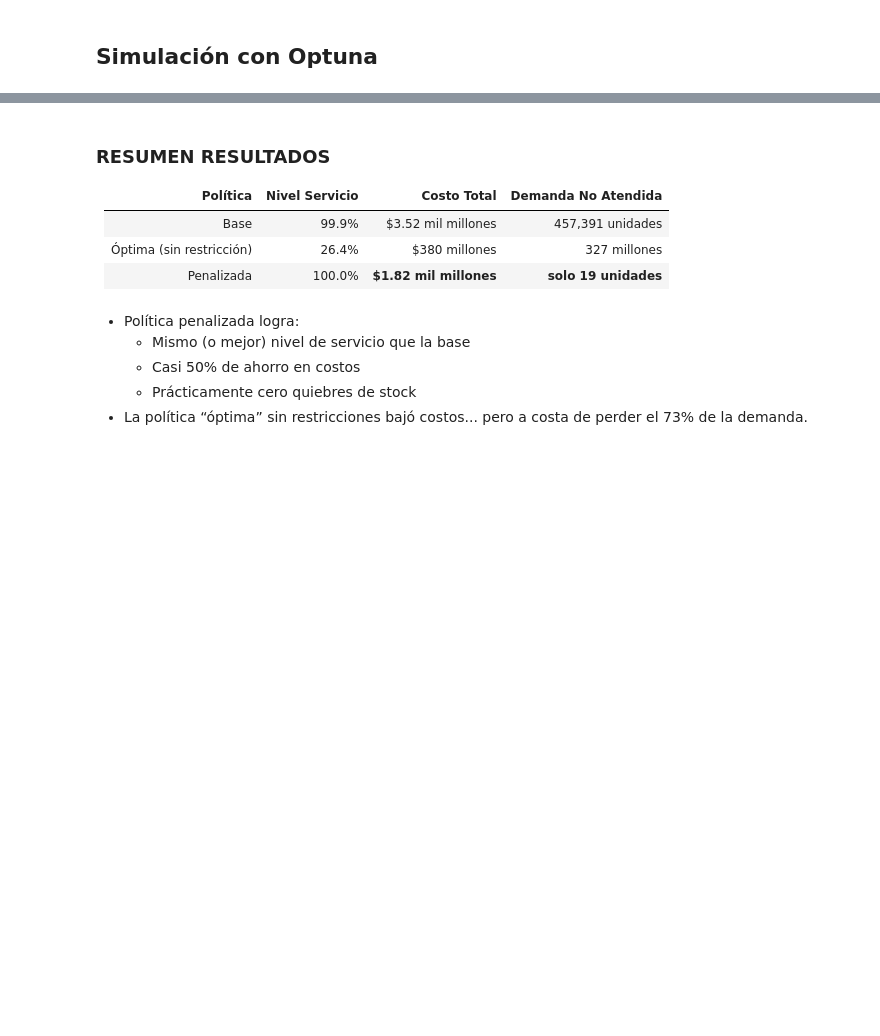
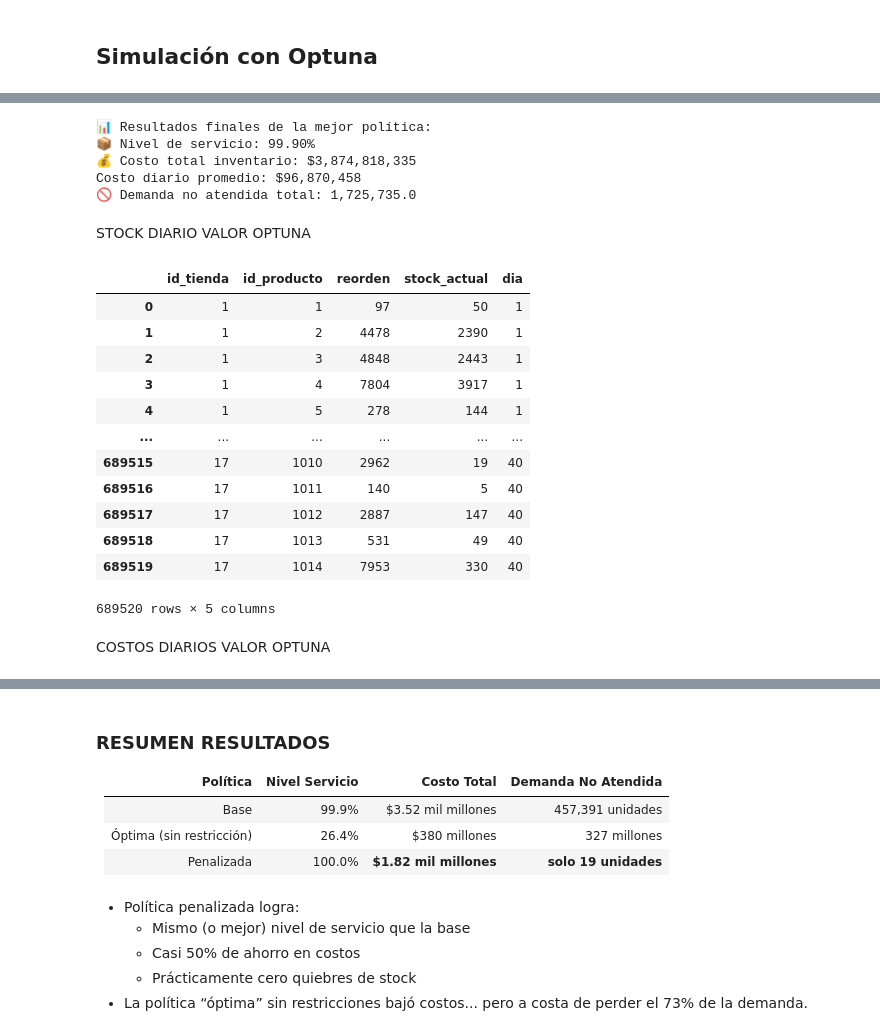
Before and after one commit to DanteArenas/Capstone-Grupo-15, a Jupyter notebook: Entrega 3/inventario_notebook.ipynb, the cells around one changed output, grey strips where cells are left out. Drawn from its saved outputs; the diff is of its cells as text; code cells hidden in the pictures; blank space fills up the shorter version.

```diff
--- a/Entrega 3/inventario_notebook.ipynb
+++ b/Entrega 3/inventario_notebook.ipynb
@@ -819,0 +523,45 @@ exportar_resultados_simulacion(
+# %%
+resultados_finales = simulacion_unificada(
+    distribuciones_tienda=distribuciones_tienda,
+    distribuciones_zona=distribuciones_zona,
+    ventas_tienda=ventas_tienda,
+    ventas_zona=ventas_zona,
+    reorden_multiplicador=0.4069258288530817,
+    reorden=reorden,
+    dias_simulados=40,
+    frecuencia_reabastecimiento=2,
+    costo_inventario_unitario=3.733
+)
+
+print("\n📊 Resultados finales de la mejor política:")
+print(f"📦 Nivel de servicio: {resultados_finales['nivel_servicio']:.2%}")
+print(f"💰 Costo total inventario: ${resultados_finales['costo_total']:,.0f}")
+print(f"Costo diario promedio: ${resultados_finales['costo_diario_promedio']:,.0f}")
+print(f"🚫 Demanda no atendida total: {resultados_finales['demanda_no_atendida_total']:,}")
+# %% [output]
+📊 Resultados finales de la mejor política:
+📦 Nivel de servicio: 99.90%
+💰 Costo total inventario: $3,874,818,335
+Costo diario promedio: $96,870,458
+🚫 Demanda no atendida total: 1,725,735.0
+# %% [markdown]
+STOCK DIARIO VALOR OPTUNA
+# %%
+stock_diario_opt_df = resultados_finales['stock_diario']
+display(stock_diario_opt_df)
+# %% [output]
+|  | id_tienda | id_producto | reorden | stock_actual | dia |
+| 0 | 1 | 1 | 97 | 50 | 1 |
+| 1 | 1 | 2 | 4478 | 2390 | 1 |
+| 2 | 1 | 3 | 4848 | 2443 | 1 |
+| 3 | 1 | 4 | 7804 | 3917 | 1 |
+| 4 | 1 | 5 | 278 | 144 | 1 |
+| ... | ... | ... | ... | ... | ... |
+| 689515 | 17 | 1010 | 2962 | 19 | 40 |
+| 689516 | 17 | 1011 | 140 | 5 | 40 |
+| 689517 | 17 | 1012 | 2887 | 147 | 40 |
+| 689518 | 17 | 1013 | 531 | 49 | 40 |
+| 689519 | 17 | 1014 | 7953 | 330 | 40 |
+689520 rows × 5 columns
+# %% [markdown]
+COSTOS DIARIOS VALOR OPTUNA
```
Also changed, not shown: parts of 61 cells of this notebook.
